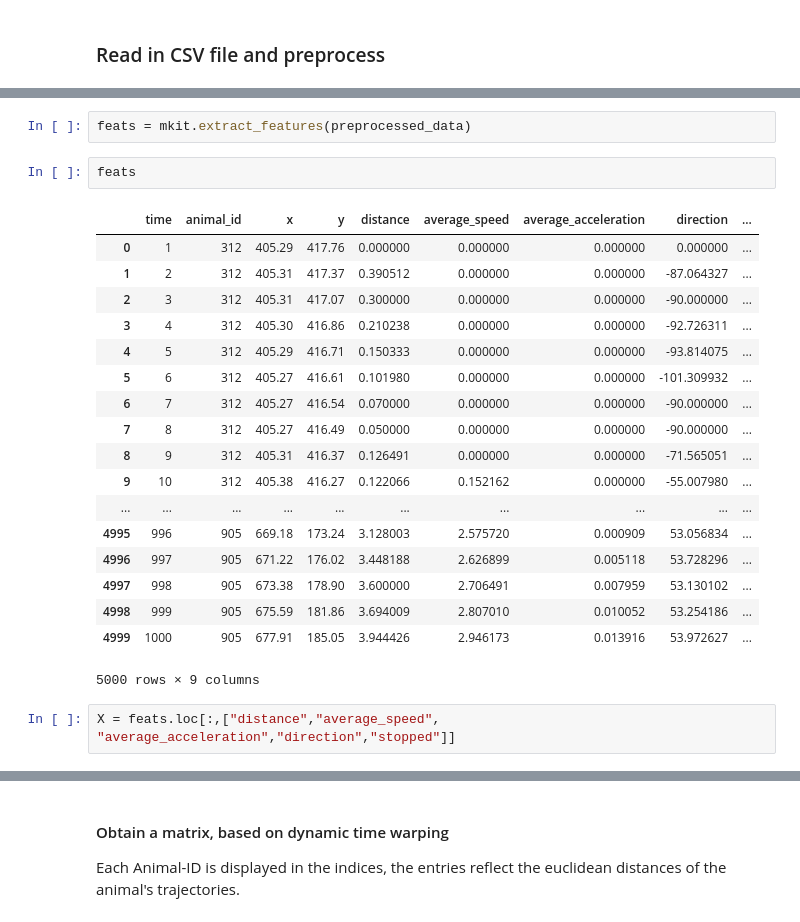
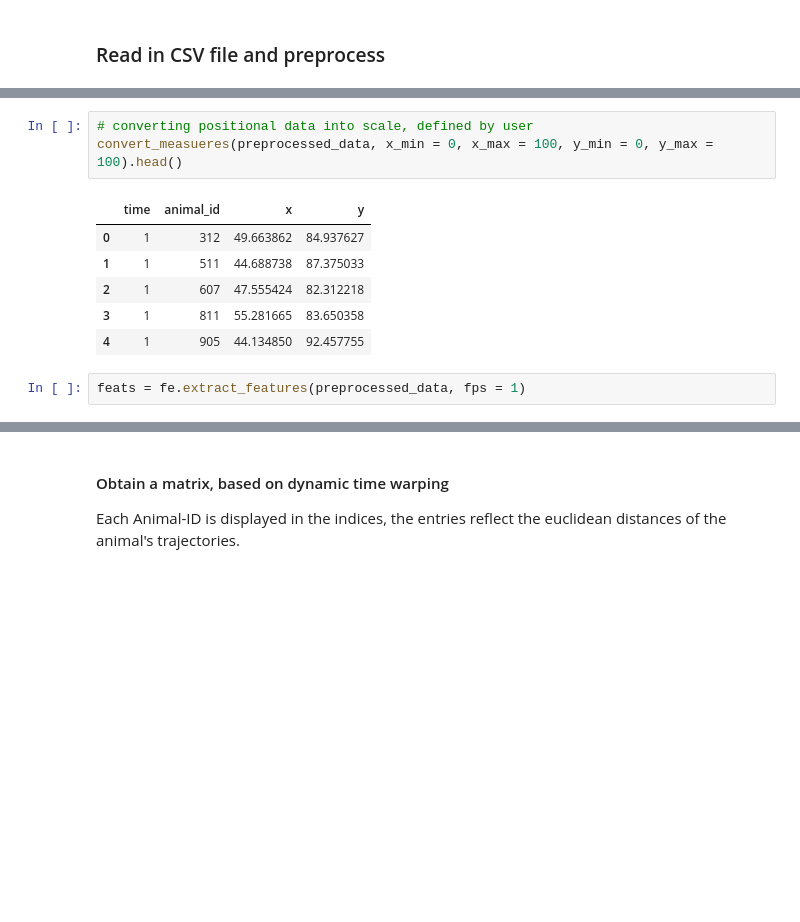
Before and after one commit to dbvis-ukon/movekit, a Jupyter notebook: examples/clustering examples.ipynb, the cells around one changed output, grey strips where cells are left out. Saved outputs shown, nothing was run; the diff lists cells and outputs as text; blank space fills up the shorter version.

```diff
--- a/examples/clustering examples.ipynb
+++ b/examples/clustering examples.ipynb
@@ -27,28 +28,15 @@ x            0
 animal_id    0
 time         0
 dtype: int64
+# %%
+# converting positional data into scale, defined by user
+convert_measueres(preprocessed_data, x_min = 0, x_max = 100, y_min = 0, y_max = 100).head()
+# %% [output]
+|  | time | animal_id | x | y |
+| 0 | 1 | 312 | 49.663862 | 84.937627 |
+| 1 | 1 | 511 | 44.688738 | 87.375033 |
+| 2 | 1 | 607 | 47.555424 | 82.312218 |
+| 3 | 1 | 811 | 55.281665 | 83.650358 |
+| 4 | 1 | 905 | 44.134850 | 92.457755 |
 # %%
-feats = mkit.extract_features(preprocessed_data)
+feats = fe.extract_features(preprocessed_data, fps = 1)
-# %%
-feats
-# %% [output]
-|  | time | animal_id | x | y | distance | average_speed | average_acceleration | direction | ... |
-| 0 | 1 | 312 | 405.29 | 417.76 | 0.000000 | 0.000000 | 0.000000 | 0.000000 | ... |
-| 1 | 2 | 312 | 405.31 | 417.37 | 0.390512 | 0.000000 | 0.000000 | -87.064327 | ... |
-| 2 | 3 | 312 | 405.31 | 417.07 | 0.300000 | 0.000000 | 0.000000 | -90.000000 | ... |
-| 3 | 4 | 312 | 405.30 | 416.86 | 0.210238 | 0.000000 | 0.000000 | -92.726311 | ... |
-| 4 | 5 | 312 | 405.29 | 416.71 | 0.150333 | 0.000000 | 0.000000 | -93.814075 | ... |
-| 5 | 6 | 312 | 405.27 | 416.61 | 0.101980 | 0.000000 | 0.000000 | -101.309932 | ... |
-| 6 | 7 | 312 | 405.27 | 416.54 | 0.070000 | 0.000000 | 0.000000 | -90.000000 | ... |
-| 7 | 8 | 312 | 405.27 | 416.49 | 0.050000 | 0.000000 | 0.000000 | -90.000000 | ... |
-| 8 | 9 | 312 | 405.31 | 416.37 | 0.126491 | 0.000000 | 0.000000 | -71.565051 | ... |
-| 9 | 10 | 312 | 405.38 | 416.27 | 0.122066 | 0.152162 | 0.000000 | -55.007980 | ... |
-| ... | ... | ... | ... | ... | ... | ... | ... | ... | ... |
-| 4995 | 996 | 905 | 669.18 | 173.24 | 3.128003 | 2.575720 | 0.000909 | 53.056834 | ... |
-| 4996 | 997 | 905 | 671.22 | 176.02 | 3.448188 | 2.626899 | 0.005118 | 53.728296 | ... |
-| 4997 | 998 | 905 | 673.38 | 178.90 | 3.600000 | 2.706491 | 0.007959 | 53.130102 | ... |
-| 4998 | 999 | 905 | 675.59 | 181.86 | 3.694009 | 2.807010 | 0.010052 | 53.254186 | ... |
-| 4999 | 1000 | 905 | 677.91 | 185.05 | 3.944426 | 2.946173 | 0.013916 | 53.972627 | ... |
-5000 rows × 9 columns
-# %%
-X = feats.loc[:,["distance","average_speed", "average_acceleration","direction","stopped"]]
```
Also changed, not shown: parts of 12 cells of this notebook, 8 other files.
